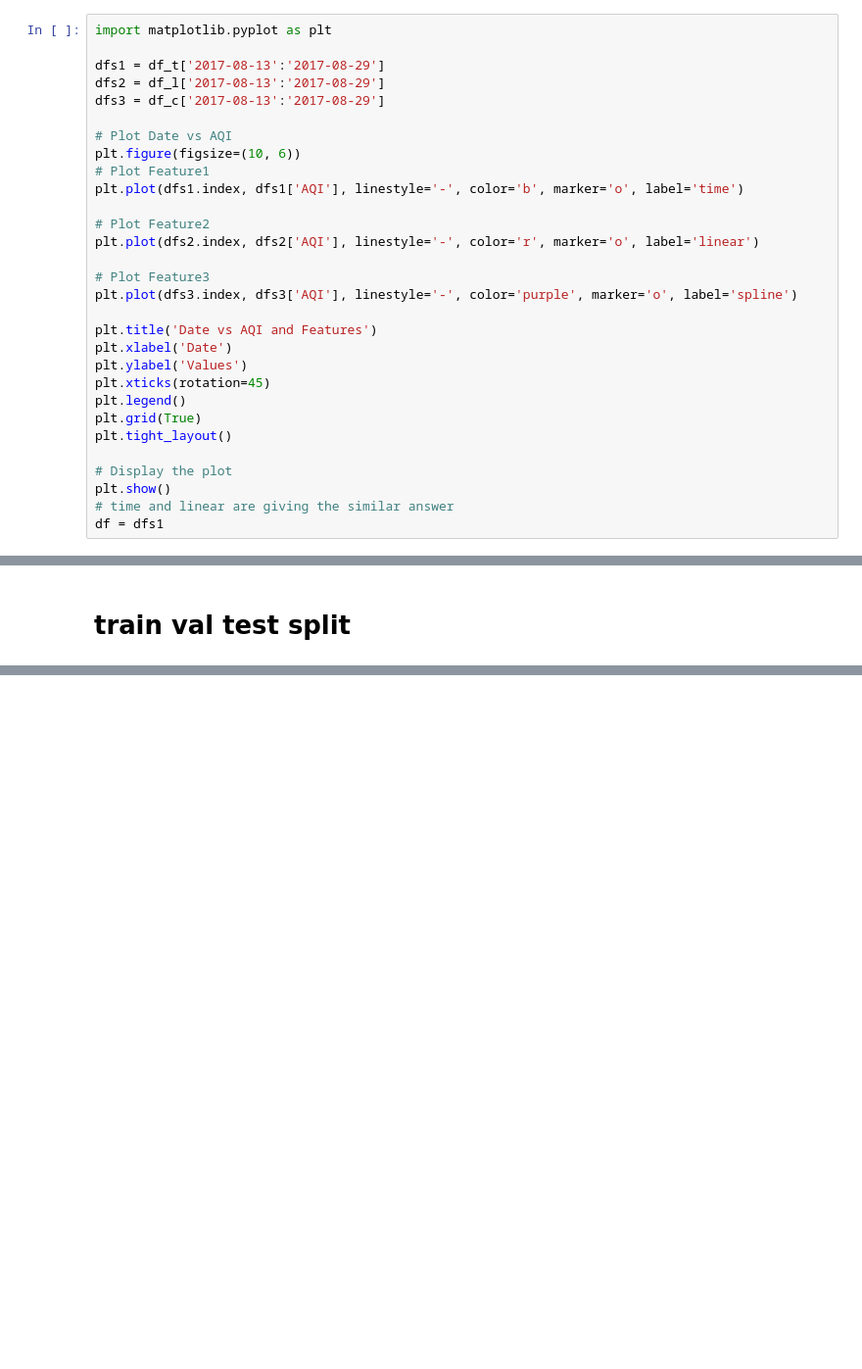
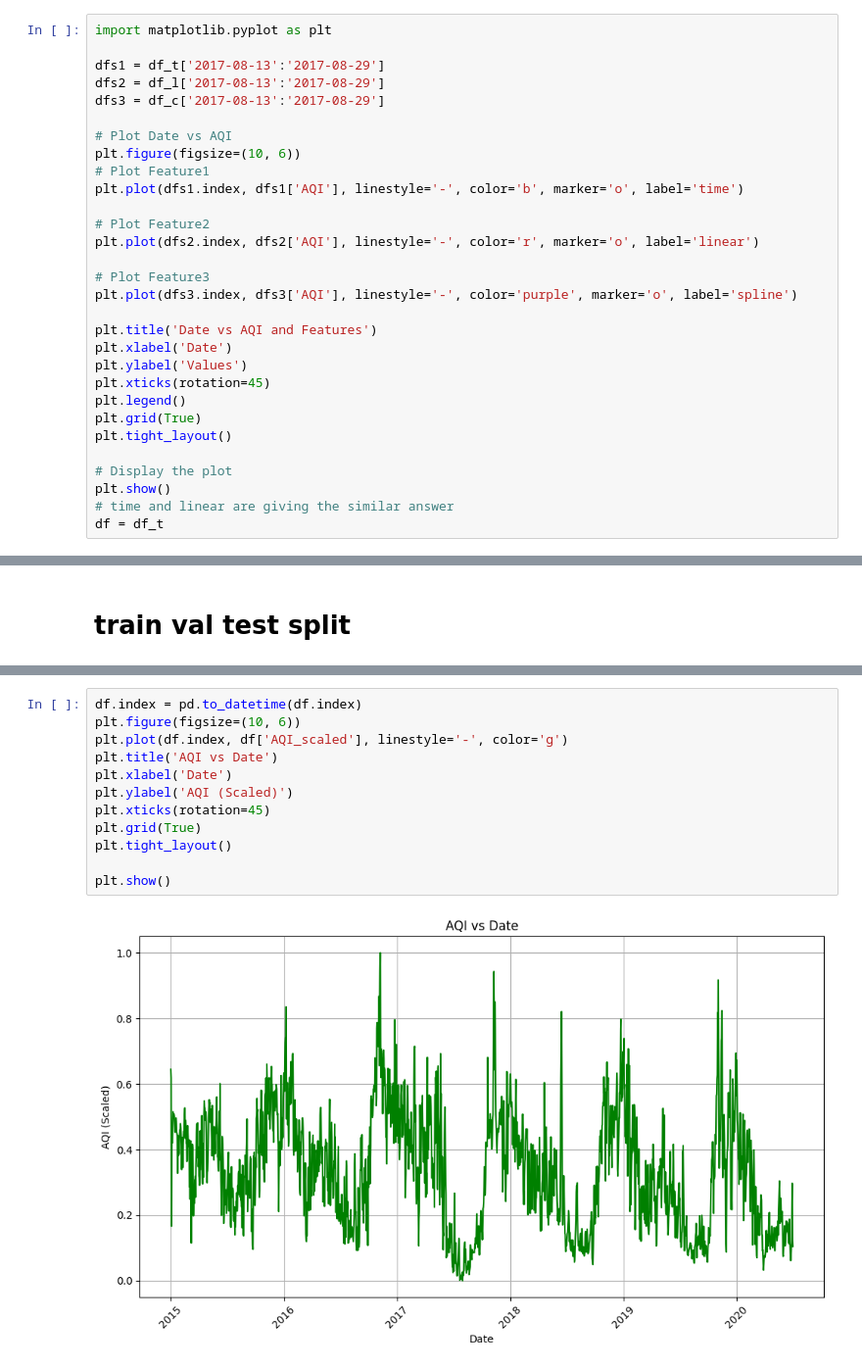
Before and after one commit to Thehackerash/google_solution_challenge, a Jupyter notebook: aqi_pred.ipynb, the cells around one changed output, grey strips where cells are left out. Shown: that part at 98% size. Saved outputs shown, nothing was run; the diff lists cells and outputs as text; blank space fills up the shorter version.

```diff
--- a/aqi_pred.ipynb
+++ b/aqi_pred.ipynb
@@ -223,7 +223,7 @@ plt.tight_layout()
 # Display the plot
 plt.show()
 # time and linear are giving the similar answer
-df = dfs1
+df = df_t
 # %% [output]
 [figure]
 # %% [markdown]
@@ -267 +297,15 @@ Cross-validation - Training set size: 15, Test set size: 2
+# %%
+df.index = pd.to_datetime(df.index)
+plt.figure(figsize=(10, 6))
+plt.plot(df.index, df['AQI_scaled'], linestyle='-', color='g')
+plt.title('AQI vs Date')
+plt.xlabel('Date')
+plt.ylabel('AQI (Scaled)')
+plt.xticks(rotation=45)
+plt.grid(True)
+plt.tight_layout()
+
+plt.show()
+# %% [output]
+[figure, added]
 # %%
```
Also changed, not shown: parts of 4 cells of this notebook.
